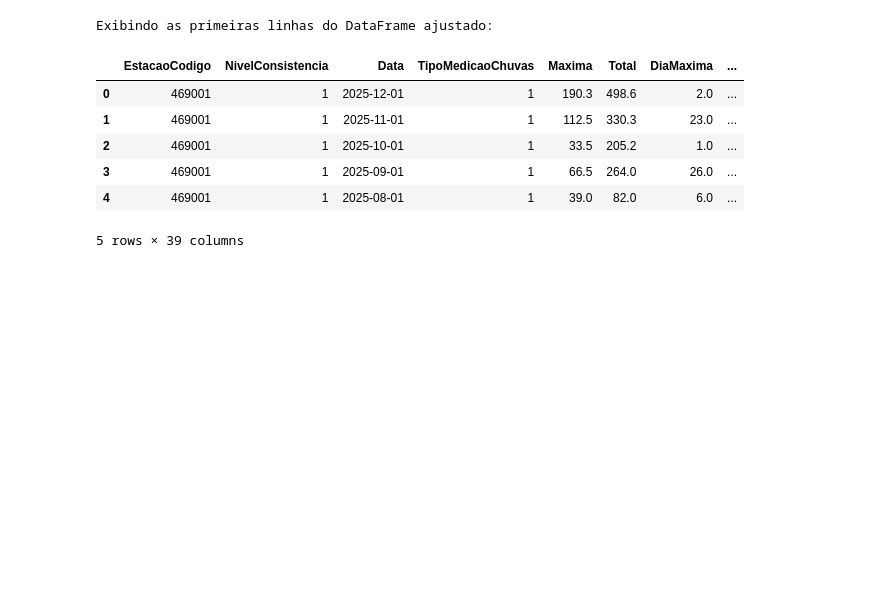
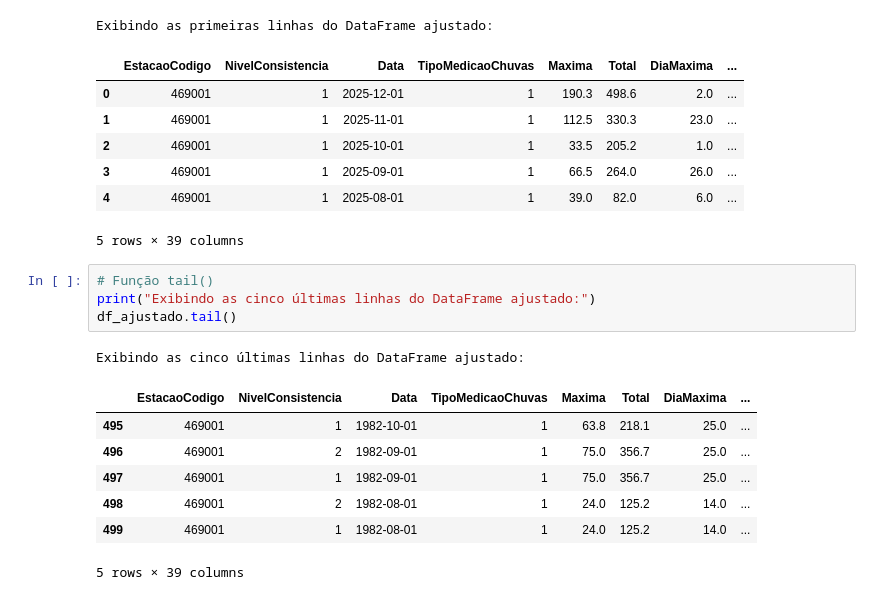
Before and after one commit to jonestiago/rainfall-timeseries-analysis, a Jupyter notebook: notebook/a_analise_exploratoria.ipynb, the cells around one changed output. Drawn from its saved outputs; the diff is of its cells as text; blank space fills up the shorter version.

```diff
--- a/notebook/a_analise_exploratoria.ipynb
+++ b/notebook/a_analise_exploratoria.ipynb
@@ -436,3 +436,16 @@ Exibindo as primeiras linhas do DataFrame ajustado:
 | 3 | 469001 | 1 | 2025-09-01 | 1 | 66.5 | 264.0 | 26.0 | ... |
 | 4 | 469001 | 1 | 2025-08-01 | 1 | 39.0 | 82.0 | 6.0 | ... |
 5 rows × 39 columns
+# %%
+# Função tail()
+print("Exibindo as cinco últimas linhas do DataFrame ajustado:")
+df_ajustado.tail()
+# %% [output]
+Exibindo as cinco últimas linhas do DataFrame ajustado:
+|  | EstacaoCodigo | NivelConsistencia | Data | TipoMedicaoChuvas | Maxima | Total | DiaMaxima | ... |
+| 495 | 469001 | 1 | 1982-10-01 | 1 | 63.8 | 218.1 | 25.0 | ... |
+| 496 | 469001 | 2 | 1982-09-01 | 1 | 75.0 | 356.7 | 25.0 | ... |
+| 497 | 469001 | 1 | 1982-09-01 | 1 | 75.0 | 356.7 | 25.0 | ... |
+| 498 | 469001 | 2 | 1982-08-01 | 1 | 24.0 | 125.2 | 14.0 | ... |
+| 499 | 469001 | 1 | 1982-08-01 | 1 | 24.0 | 125.2 | 14.0 | ... |
+5 rows × 39 columns
```
